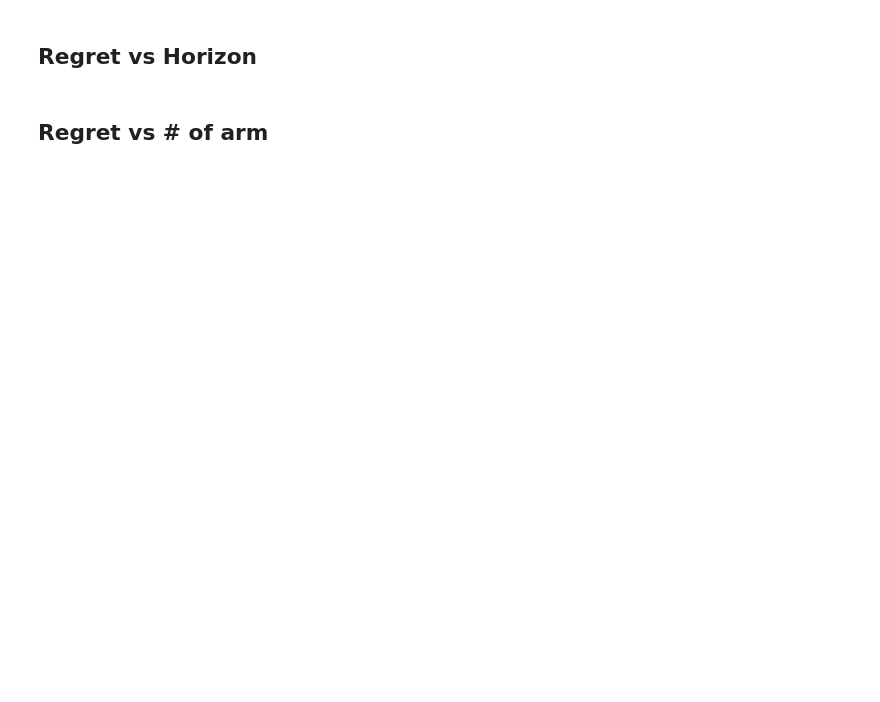
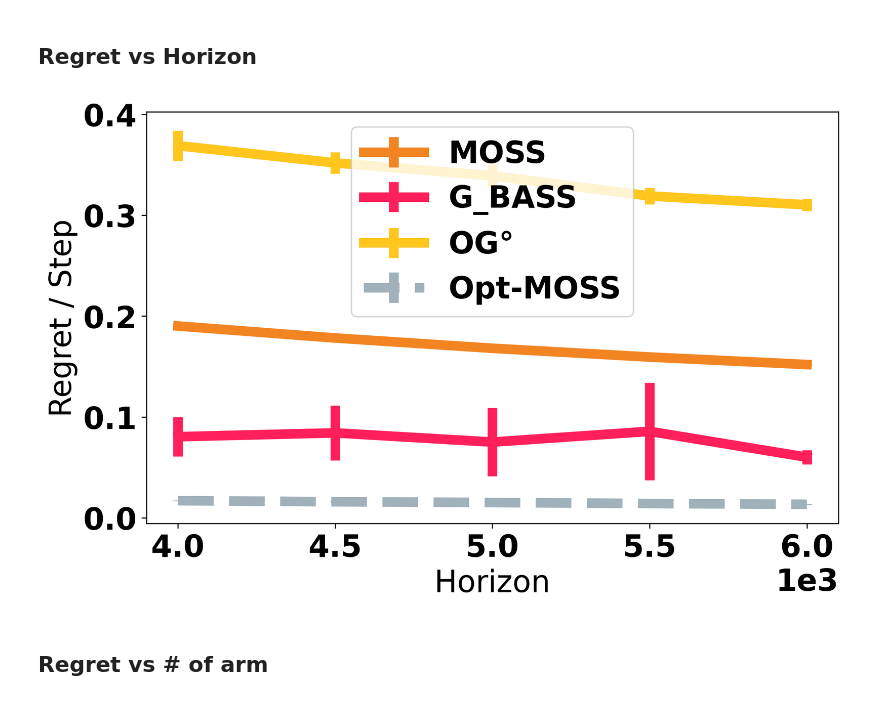
Before and after one commit to duongnhatthang/meta-bandit, a Jupyter notebook: main.ipynb, the cells around one changed output. Saved outputs shown, nothing was run; the diff lists cells and outputs as text; code cells hidden in the pictures; blank space fills up the shorter version.

```diff
--- a/main.ipynb
+++ b/main.ipynb
@@ -98,16 +78,11 @@ pass
 # %%
 # Plot from loaded cache file
-X_h = np.arange(300, 506, 50) # small stochastic
-# X_h = np.arange(300, 506, 50) # small
-# X_h = np.arange(4000, 6010, 500)
-regret_dict_h = pickle.load(open("results/cache_small/small_horizon.p", "rb"))
-# regret_dict_h = pickle.load(open("results/Adversarial2_horizon.p", "rb"))
-title = ''
-# title = f'{setting}: {N_ARMS} arms, {N_TASKS} tasks, and subset size = {OPT_SIZE}'
-xlabel, ylabel = 'Horizon', 'Regret / Step'
-# plt.ylim([-0.4, 0.6])
-utils.plot(X_h, regret_dict_h, title, xlabel, ylabel, **kwargs)
+X_h = np.arange(4000, 6006, 500) # small stochastic
+regret_dict_h = pickle.load(open("results/cache_horizon.p", "rb"))
+utils.plot(X_h, regret_dict_h, '', 'Horizon', 'Regret / Step', **kwargs)
 plt.ticklabel_format(axis="x", style="sci", scilimits=(0,0))
+# %% [output]
+[figure, added]
 # %% [markdown]
 ## Regret vs # of arm
 # %%
```
Also changed, not shown: parts of 9 cells of this notebook, 12 other files.
